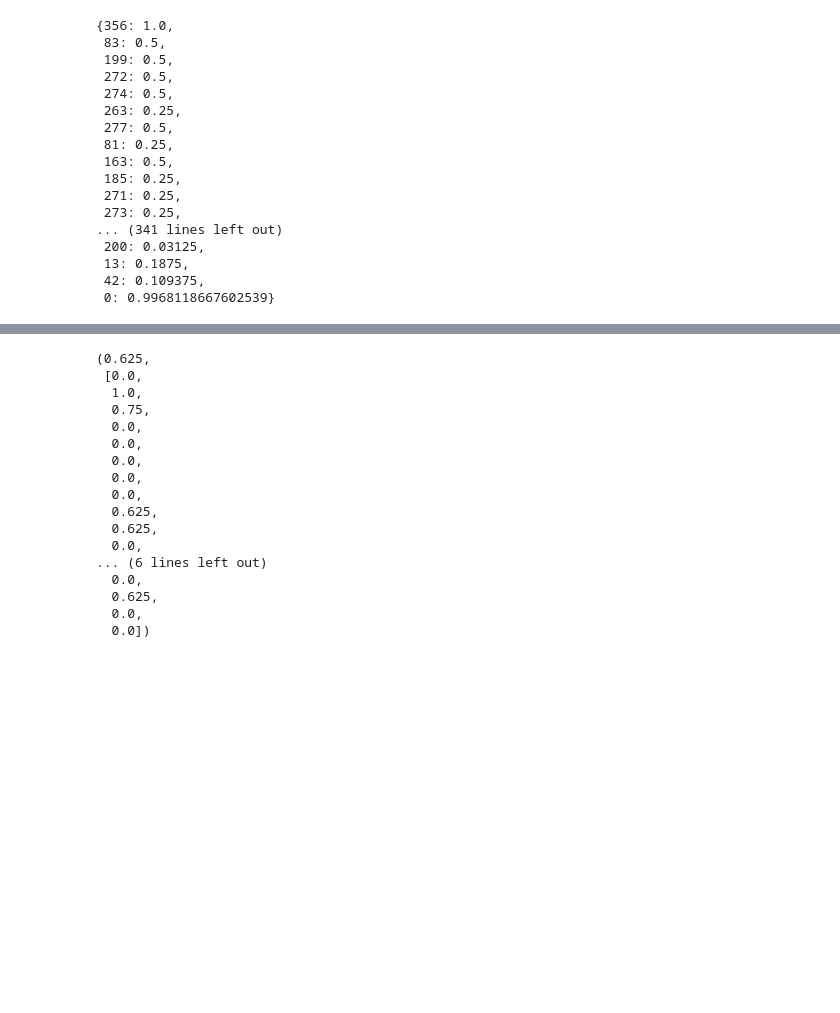
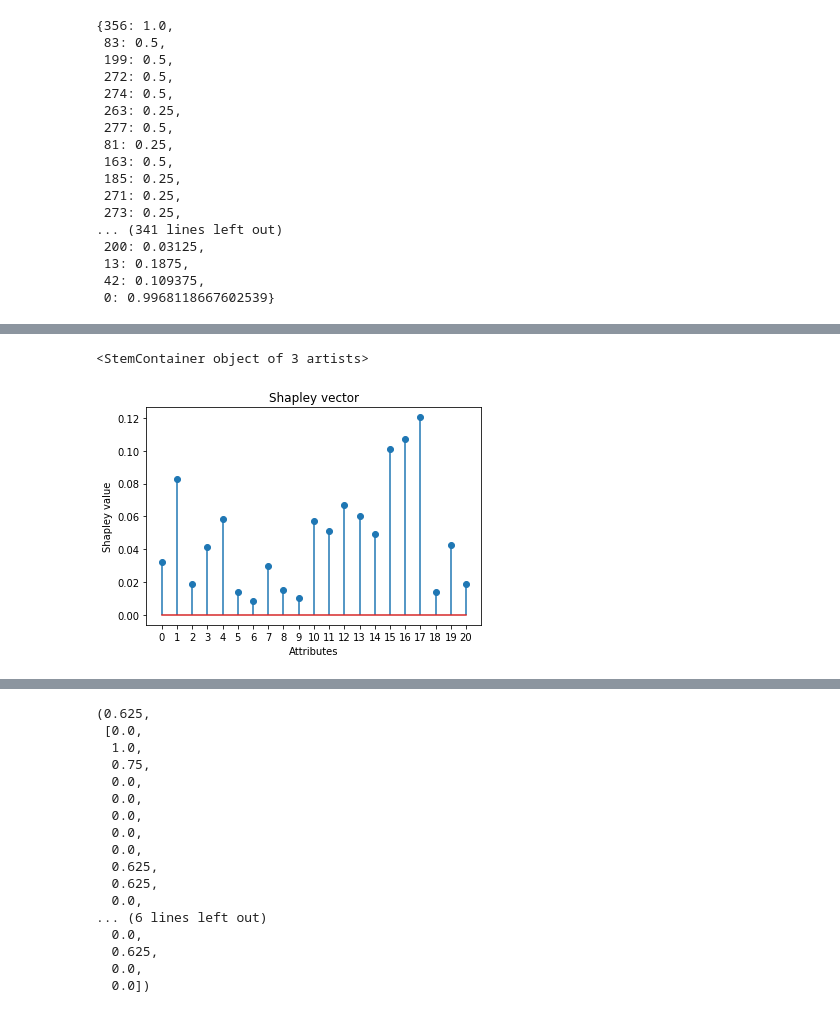
Before and after one commit to dimachine/ShapStab, a Jupyter notebook: ShapleyStab.ipynb, the cells around one changed output, grey strips where cells are left out. Cells and saved outputs as stored; diff of their text form; code cells hidden in the pictures; blank space fills up the shorter version.

```diff
--- a/ShapleyStab.ipynb
+++ b/ShapleyStab.ipynb
@@ -1066,3 +1147,5 @@ Stab
  13: 0.1875,
  42: 0.109375,
  0: 0.9968118667602539}
+# %%
+ShV0=ShapValSVector(Lz[0],zoo)
@@ -1068,0 +1170,10 @@ Stab
+# %%
+plt.xlabel('Attributes')
+plt.ylabel('Shapley value')
+plt.title('Shapley vector')
+plt.xticks(list(range(21)))
+
+plt.stem(ShV0, use_line_collection = True)
+# %% [output]
+<StemContainer object of 3 artists>
+[figure, added]
```
Also changed, not shown: parts of 89 cells of this notebook.
